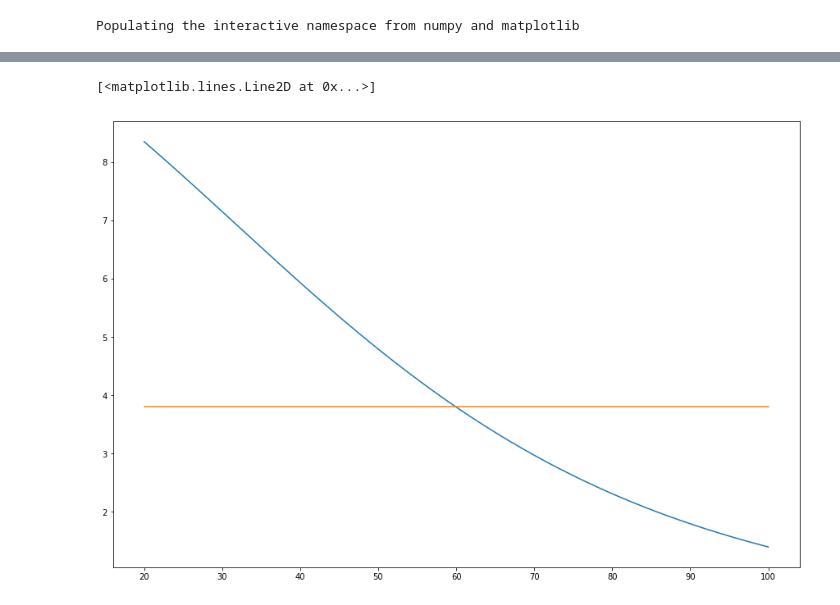
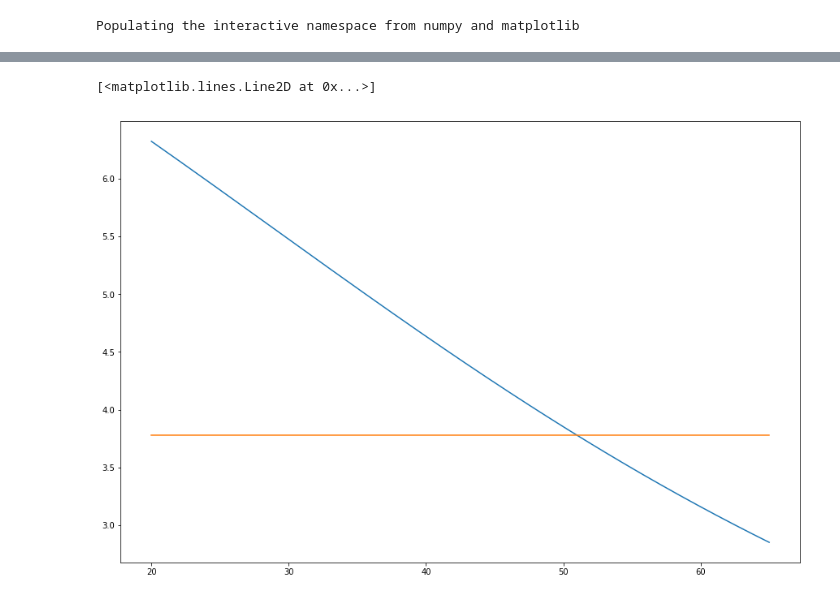
Before and after one commit to ioch/orb, a Jupyter notebook: thermistor.ipynb, the cells around one changed output, grey strips where cells are left out. Drawn from its saved outputs; the diff is of its cells as text; code cells hidden in the pictures.

```diff
--- a/thermistor.ipynb
+++ b/thermistor.ipynb
@@ -24,11 +24,19 @@ grid(True)
-# %%
-#Alternative use as pasive protection in two transistor current source circuit
-Ren=820+0
-Vin=12
-Vout=R/(Ren+R)*Vin
-plot(T, Vout)
-Vgate=3.8
-plot([T[0], T[-1]], [Vgate, Vgate])
-# %% [output]
-[<matplotlib.lines.Line2D at 0x...>]
-[figure, removed]
+# %%
+#NCP18XH103F03RB for use as pasive protection in two transistor current source circuit
+# R2 = R1/exp(Betha*(1/T1-1/T2)) #in kelvins
+Rt= 10000/exp(3380*(1/298.15-1/(T+273.15)))
+Ren=6100  #9342  #Upper resistor in voltage devider
+Vin=9.5       #Voltage for enabling (voltage drop across Rt+Ren)
+Roveride=1800
+Vout=Rt/(Ren+Rt)*Vin
+Voveride=Rt/(Roveride+Rt)*5
+Rdisable=1/(1/Rt+1/1000)
+Vdisable=Rdisable/(Ren+Rdisable)*Vin
+plot(T, Vout)
+Vgate=3.78
+plot([T[0], T[-1]], [Vgate, Vgate])
+# plot(T, Voveride)
+# plot(T, Vdisable)
+# %% [output]
+[<matplotlib.lines.Line2D at 0x...>]
+[figure, added]
```
Also changed, not shown: parts of 3 cells of this notebook.
